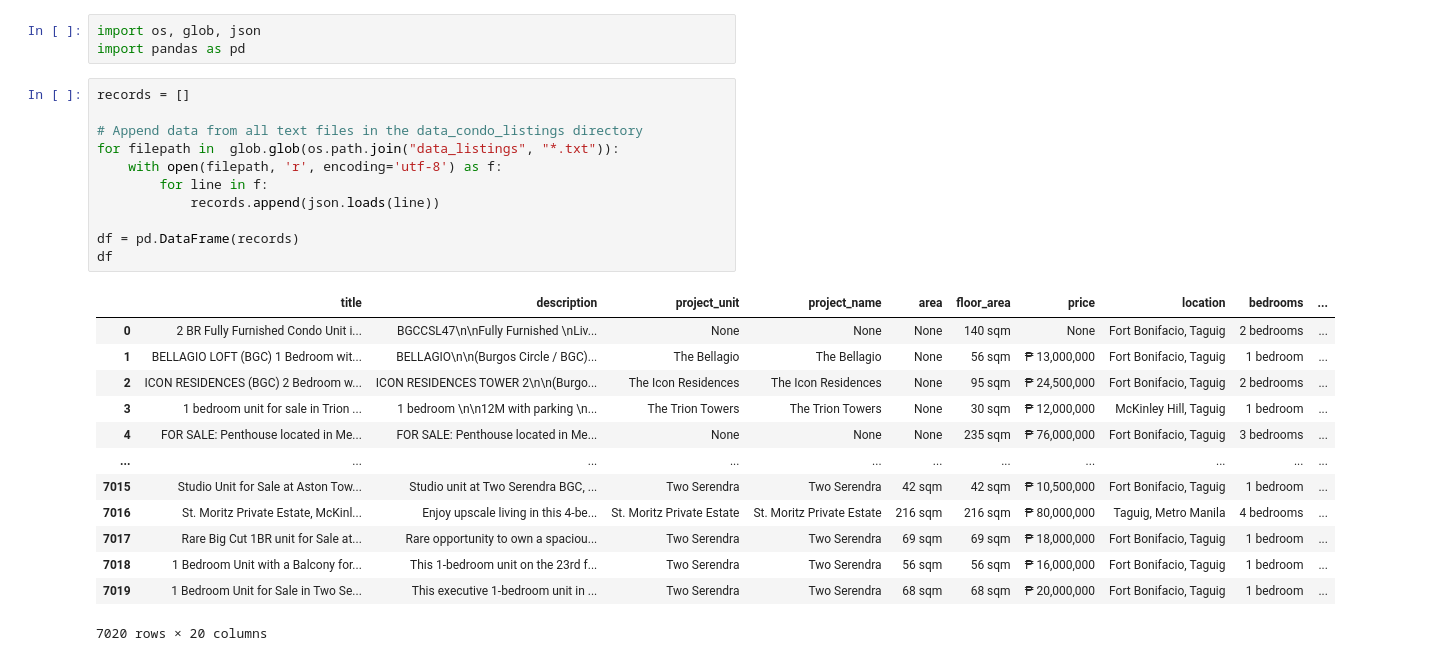
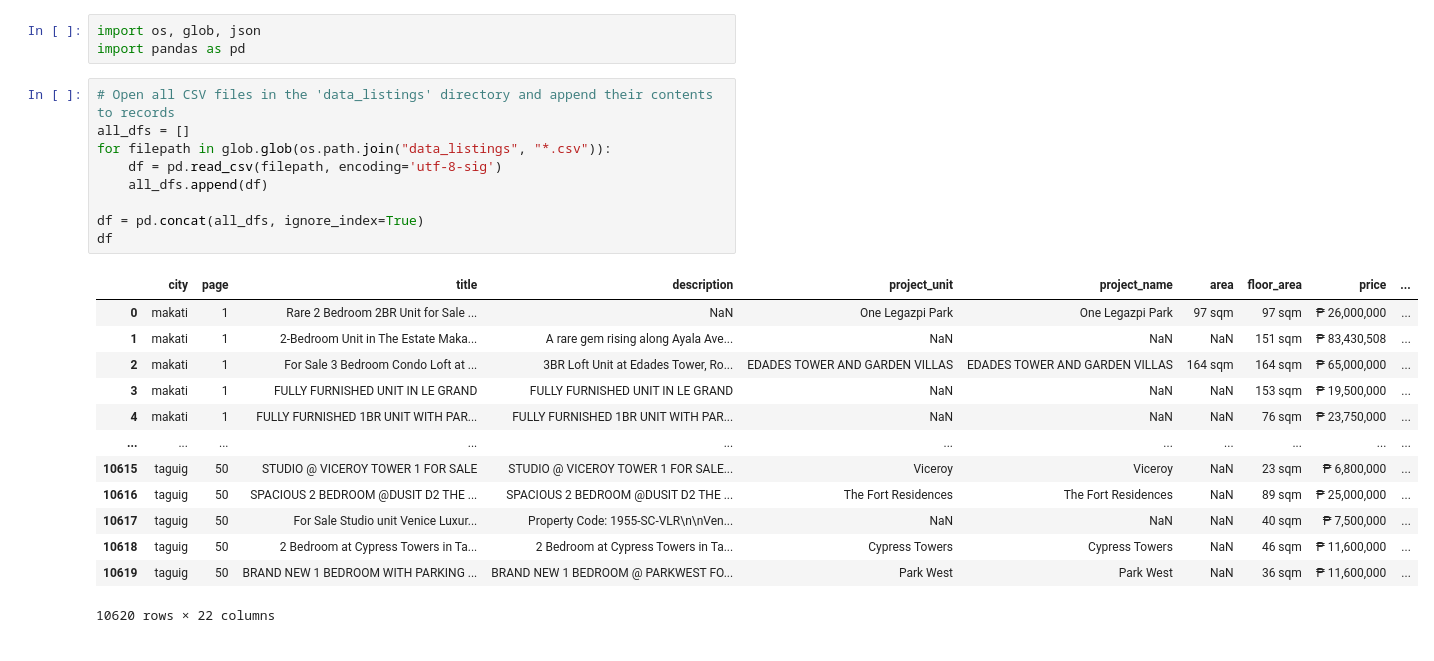
Before and after one commit to darryl-john/condo-amenity-proximity, a Jupyter notebook: data-clean-listings.ipynb, the cells around one changed output. Drawn from its saved outputs; the diff is of its cells as text.

```diff
--- a/data-clean-listings.ipynb
+++ b/data-clean-listings.ipynb
@@ -2,28 +2,26 @@
 import os, glob, json
 import pandas as pd
 # %%
-records = []
+# Open all CSV files in the 'data_listings' directory and append their contents to records
+all_dfs = []
+for filepath in glob.glob(os.path.join("data_listings", "*.csv")):
+    df = pd.read_csv(filepath, encoding='utf-8-sig')
+    all_dfs.append(df)
 
-# Append data from all text files in the data_condo_listings directory
-for filepath in  glob.glob(os.path.join("data_listings", "*.txt")):
-    with open(filepath, 'r', encoding='utf-8') as f:
-        for line in f:
-            records.append(json.loads(line))
-
-df = pd.DataFrame(records)
+df = pd.concat(all_dfs, ignore_index=True)
 df
 # %% [output]
-|  | title | description | project_unit | project_name | area | floor_area | price | location | bedrooms | ... |
-| 0 | 2 BR Fully Furnished Condo Unit i... | BGCCSL47\n\nFully Furnished \nLiv... | None | None | None | 140 sqm | None | Fort Bonifacio, Taguig | 2 bedrooms | ... |
-| 1 | BELLAGIO LOFT (BGC) 1 Bedroom wit... | BELLAGIO\n\n(Burgos Circle / BGC)... | The Bellagio | The Bellagio | None | 56 sqm | ₱ 13,000,000 | Fort Bonifacio, Taguig | 1 bedroom | ... |
-| 2 | ICON RESIDENCES (BGC) 2 Bedroom w... | ICON RESIDENCES TOWER 2\n\n(Burgo... | The Icon Residences | The Icon Residences | None | 95 sqm | ₱ 24,500,000 | Fort Bonifacio, Taguig | 2 bedrooms | ... |
-| 3 | 1 bedroom unit for sale in Trion ... | 1 bedroom \n\n12M with parking \n... | The Trion Towers | The Trion Towers | None | 30 sqm | ₱ 12,000,000 | McKinley Hill, Taguig | 1 bedroom | ... |
-| 4 | FOR SALE: Penthouse located in Me... | FOR SALE: Penthouse located in Me... | None | None | None | 235 sqm | ₱ 76,000,000 | Fort Bonifacio, Taguig | 3 bedrooms | ... |
+|  | city | page | title | description | project_unit | project_name | area | floor_area | price | ... |
+| 0 | makati | 1 | Rare 2 Bedroom 2BR Unit for Sale ... | NaN | One Legazpi Park | One Legazpi Park | 97 sqm | 97 sqm | ₱ 26,000,000 | ... |
+| 1 | makati | 1 | 2-Bedroom Unit in The Estate Maka... | A rare gem rising along Ayala Ave... | NaN | NaN | NaN | 151 sqm | ₱ 83,430,508 | ... |
+| 2 | makati | 1 | For Sale 3 Bedroom Condo Loft at ... | 3BR Loft Unit at Edades Tower, Ro... | EDADES TOWER AND GARDEN VILLAS | EDADES TOWER AND GARDEN VILLAS | 164 sqm | 164 sqm | ₱ 65,000,000 | ... |
+| 3 | makati | 1 | FULLY FURNISHED UNIT IN LE GRAND | FULLY FURNISHED UNIT IN LE GRAND | NaN | NaN | NaN | 153 sqm | ₱ 19,500,000 | ... |
+| 4 | makati | 1 | FULLY FURNISHED 1BR UNIT WITH PAR... | FULLY FURNISHED 1BR UNIT WITH PAR... | NaN | NaN | NaN | 76 sqm | ₱ 23,750,000 | ... |
 | ... | ... | ... | ... | ... | ... | ... | ... | ... | ... | ... |
-| 7015 | Studio Unit for Sale at Aston Tow... | Studio unit at Two Serendra BGC, ... | Two Serendra | Two Serendra | 42 sqm | 42 sqm | ₱ 10,500,000 | Fort Bonifacio, Taguig | 1 bedroom | ... |
-| 7016 | St. Moritz Private Estate, McKinl... | Enjoy upscale living in this 4-be... | St. Moritz Private Estate | St. Moritz Private Estate | 216 sqm | 216 sqm | ₱ 80,000,000 | Taguig, Metro Manila | 4 bedrooms | ... |
-| 7017 | Rare Big Cut 1BR unit for Sale at... | Rare opportunity to own a spaciou... | Two Serendra | Two Serendra | 69 sqm | 69 sqm | ₱ 18,000,000 | Fort Bonifacio, Taguig | 1 bedroom | ... |
-| 7018 | 1 Bedroom Unit with a Balcony for... | This 1-bedroom unit on the 23rd f... | Two Serendra | Two Serendra | 56 sqm | 56 sqm | ₱ 16,000,000 | Fort Bonifacio, Taguig | 1 bedroom | ... |
-| 7019 | 1 Bedroom Unit for Sale in Two Se... | This executive 1-bedroom unit in ... | Two Serendra | Two Serendra | 68 sqm | 68 sqm | ₱ 20,000,000 | Fort Bonifacio, Taguig | 1 bedroom | ... |
+| 10615 | taguig | 50 | STUDIO @ VICEROY TOWER 1 FOR SALE | STUDIO @ VICEROY TOWER 1 FOR SALE... | Viceroy | Viceroy | NaN | 23 sqm | ₱ 6,800,000 | ... |
+| 10616 | taguig | 50 | SPACIOUS 2 BEDROOM @DUSIT D2 THE ... | SPACIOUS 2 BEDROOM @DUSIT D2 THE ... | The Fort Residences | The Fort Residences | NaN | 89 sqm | ₱ 25,000,000 | ... |
+| 10617 | taguig | 50 | For Sale Studio unit Venice Luxur... | Property Code: 1955-SC-VLR\n\nVen... | NaN | NaN | NaN | 40 sqm | ₱ 7,500,000 | ... |
+| 10618 | taguig | 50 | 2 Bedroom at Cypress Towers in Ta... | 2 Bedroom at Cypress Towers in Ta... | Cypress Towers | Cypress Towers | NaN | 46 sqm | ₱ 11,600,000 | ... |
+| 10619 | taguig | 50 | BRAND NEW 1 BEDROOM WITH PARKING ... | BRAND NEW 1 BEDROOM @ PARKWEST FO... | Park West | Park West | NaN | 36 sqm | ₱ 11,600,000 | ... |
-7020 rows × 20 columns
+10620 rows × 22 columns
 # %%
```
Also changed, not shown: parts of 3 cells of this notebook, 45 other files.
